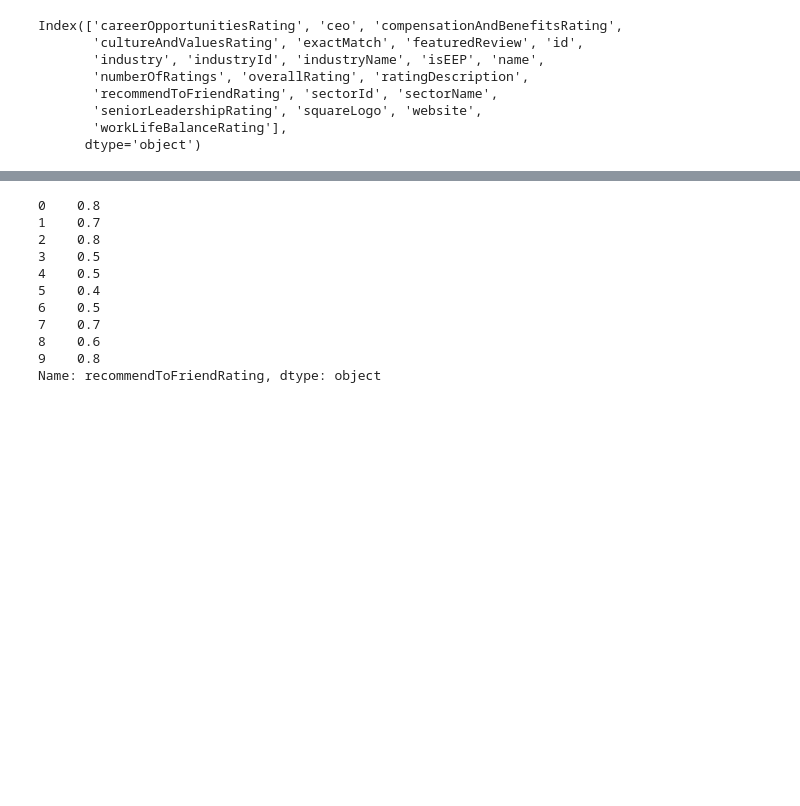
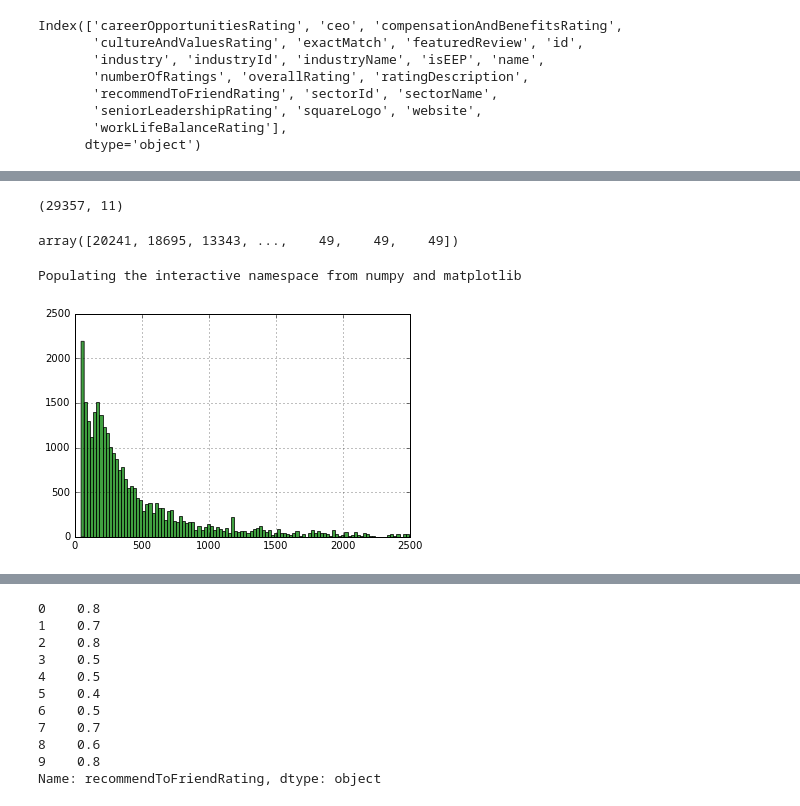
Before and after one commit to voxmenthe/GrapesNCheetos, a Jupyter notebook: JSON Reading.ipynb, the cells around one changed output, grey strips where cells are left out. Cells and saved outputs as stored; diff of their text form; code cells hidden in the pictures; blank space fills up the shorter version.

```diff
--- a/JSON Reading.ipynb
+++ b/JSON Reading.ipynb
@@ -14,3 +14,24 @@ Index(['careerOpportunitiesRating', 'ceo', 'compensationAndBenefitsRating',
        'seniorLeadershipRating', 'squareLogo', 'website',
        'workLifeBalanceRating'],
       dtype='object')
+# %%
+def aggregateAllData():
+    import pandas as pd
+    filepaths = []
+    file_dfs = []
+    for x in range(1,3001):
+        filepaths.append('/Users/jeffcoggshall/Dropbox/McNultyTeam1/data/employerdata_' + str(x) + '.json')
+    for filename in filepaths:
+
+        try:
+            this_page = pd.read_json(filename)
+            this_df = pd.DataFrame(this_page["response"].ix["employers"])
+            file_dfs.append(this_df)
+            print(filename)
+        except:
+            print("ERROR!!!")
+            pass
+
+    return pd.concat(file_dfs)
+# %%
+big_df = aggregateAllData()
@@ -16,0 +61,20 @@ Index(['careerOpportunitiesRating', 'ceo', 'compensationAndBenefitsRating',
+# %%
+organized_df = pd.DataFrame(big_df[["name","industry","sectorName","overallRating","compensationAndBenefitsRating",
+                                 "careerOpportunitiesRating","recommendToFriendRating","cultureAndValuesRating",
+                                 "workLifeBalanceRating","seniorLeadershipRating","numberOfRatings"]])
+# %%
+clean_df = organized_df.dropna(how='any')
+# %%
+clean_df.shape
+# %% [output]
+(29357, 11)
+# %%
+clean_df["numberOfRatings"].values
+# %% [output]
+array([20241, 18695, 13343, ...,    49,    49,    49])
+# %%
+%pylab inline
+from collections import Counter
+ratingCounts = Counter(clean_df["numberOfRatings"].values)
+# %% [output]
+Populating the interactive namespace from numpy and matplotlib
@@ -16,0 +83,18 @@ Index(['careerOpportunitiesRating', 'ceo', 'compensationAndBenefitsRating',
+# %%
+import numpy as np
+import matplotlib.mlab as mlab
+import matplotlib.pyplot as plt
+
+x = clean_df["numberOfRatings"].values
+plt.hist(x, bins = 1000, facecolor='green', alpha=0.75)
+
+# plt.xlabel('Numberof')
+# plt.ylabel('Probability')
+# plt.title(r'$\mathrm{Histogram\ of\ IQ:}\ \mu=100,\ \sigma=15$')
+# plt.axis([40, 160, 0, 0.03])
+plt.xlim([0,2500])
+plt.grid(True)
+
+plt.show()
+# %% [output]
+[figure, added]
```
Also changed, not shown: parts of 16 cells of this notebook.
